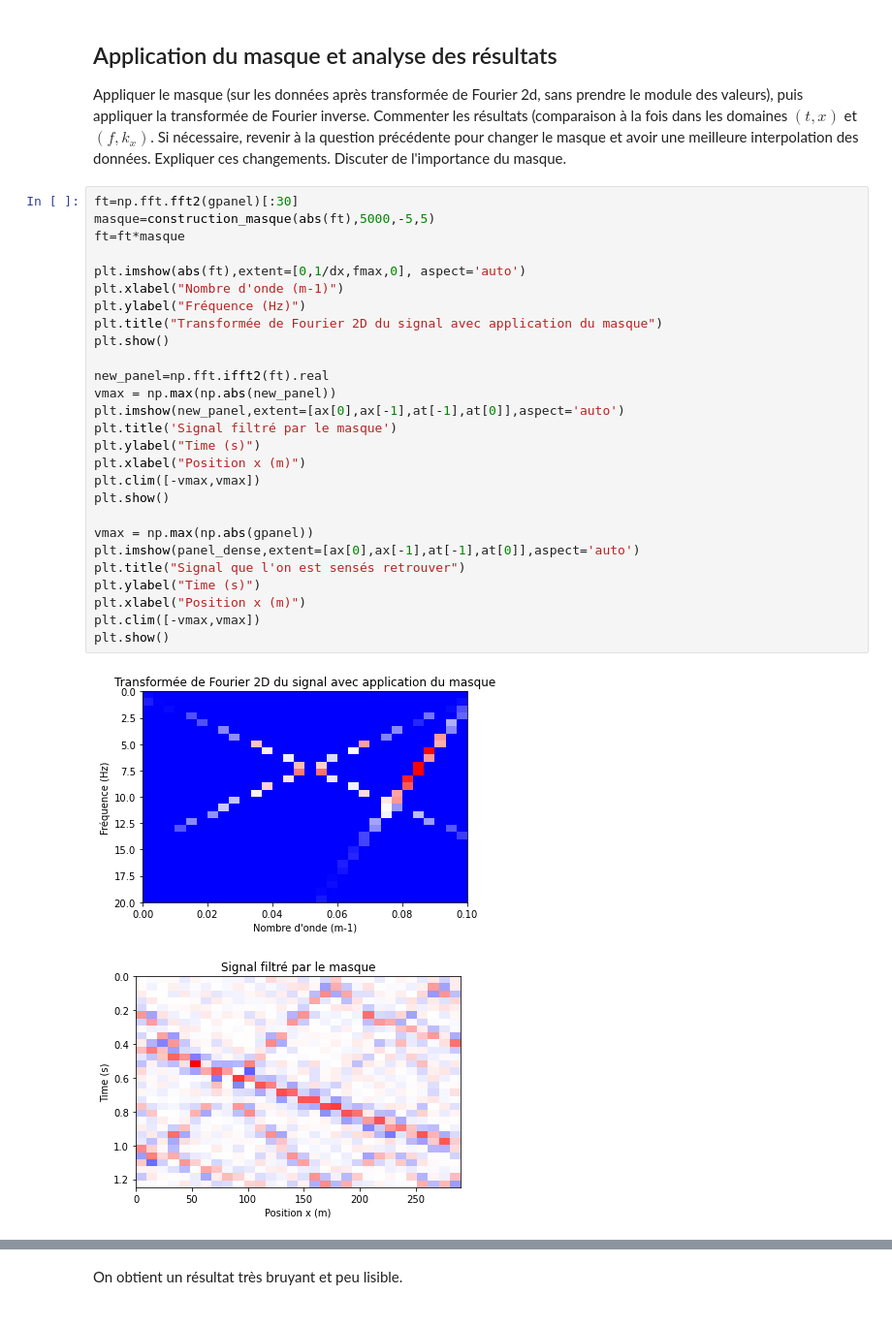
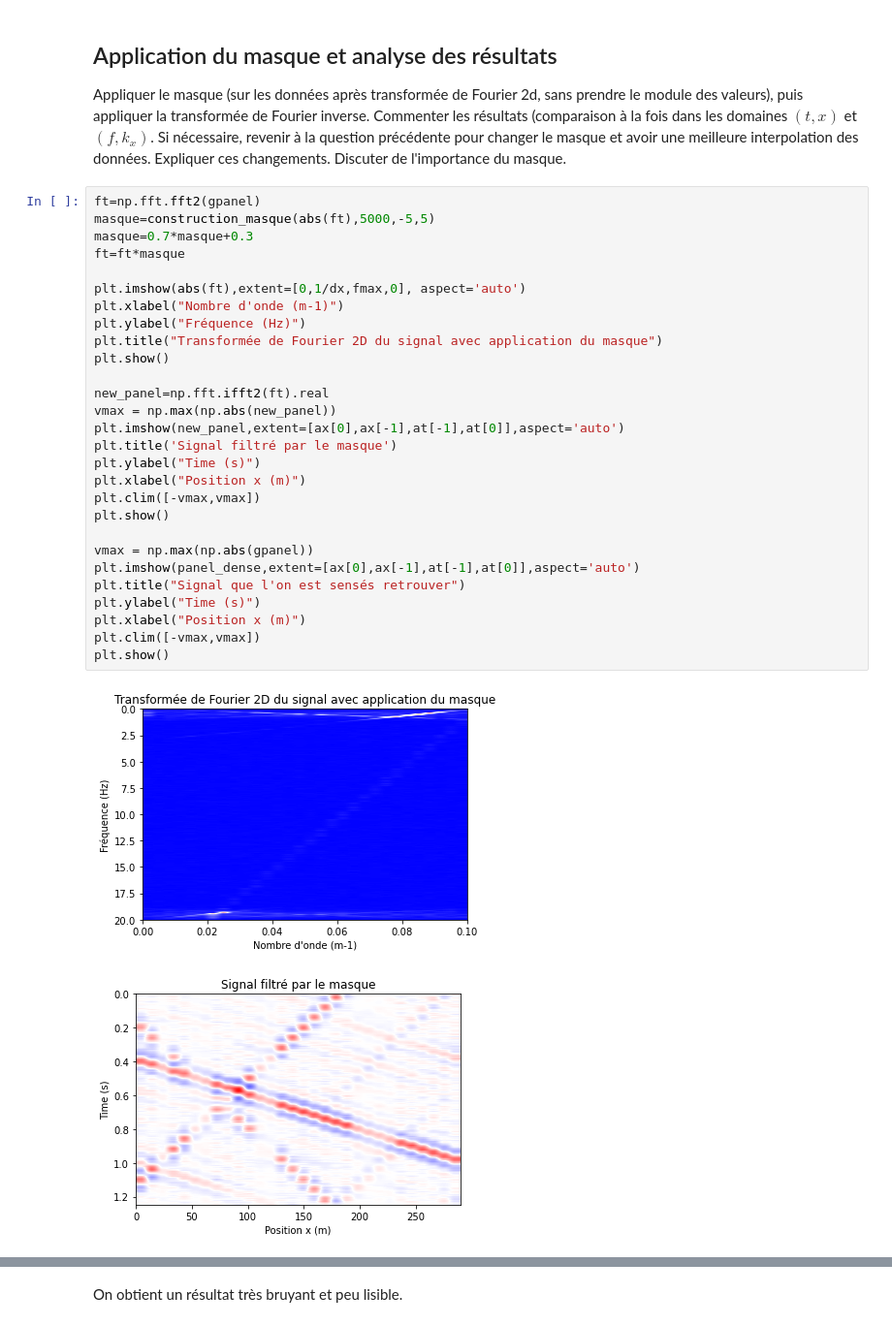
Before and after one commit to AlexiaALLAL/Mini-projet-traitement-signal-Alexia-Joris, a Jupyter notebook: mini_projet_groupe3.ipynb, the cells around one changed output, grey strips where cells are left out. Shown at 97% size. Cells and saved outputs as stored; diff of their text form.

```diff
--- a/mini_projet_groupe3.ipynb
+++ b/mini_projet_groupe3.ipynb
@@ -474,35 +474,36 @@ Le masque correspond bien à la transformée de Fourier
 ## Application du masque et analyse des résultats
 Appliquer le masque (sur les données après transformée de Fourier 2d, sans prendre le module des valeurs), puis appliquer la transformée de Fourier inverse. Commenter les résultats (comparaison à la fois dans les domaines $(t,x)$ et $(f,k_x)$. Si nécessaire, revenir à la question précédente pour changer le masque et avoir une meilleure interpolation des données. Expliquer ces changements. Discuter de l'importance du masque.
 # %%
-ft=np.fft.fft2(gpanel)[:30]
+ft=np.fft.fft2(gpanel)
 masque=construction_masque(abs(ft),5000,-5,5)
+masque=0.7*masque+0.3
 ft=ft*masque
 
 plt.imshow(abs(ft),extent=[0,1/dx,fmax,0], aspect='auto')
 plt.xlabel("Nombre d'onde (m-1)")
 plt.ylabel("Fréquence (Hz)")
 plt.title("Transformée de Fourier 2D du signal avec application du masque")
 plt.show()
 
 new_panel=np.fft.ifft2(ft).real
 vmax = np.max(np.abs(new_panel))
 plt.imshow(new_panel,extent=[ax[0],ax[-1],at[-1],at[0]],aspect='auto')
 plt.title('Signal filtré par le masque')
 plt.ylabel("Time (s)")
 plt.xlabel("Position x (m)")
 plt.clim([-vmax,vmax])
 plt.show()
 
 vmax = np.max(np.abs(gpanel))
 plt.imshow(panel_dense,extent=[ax[0],ax[-1],at[-1],at[0]],aspect='auto')
 plt.title("Signal que l'on est sensés retrouver")
 plt.ylabel("Time (s)")
 plt.xlabel("Position x (m)")
 plt.clim([-vmax,vmax])
 plt.show()
 # %% [output]
-[figure, old version]
+[figure, new version]
-[figure, old version]
+[figure, new version]
 [figure]
 # %% [markdown]
 On obtient un résultat très bruyant et peu lisible.
```
Also changed, not shown: parts of 6 cells of this notebook.
